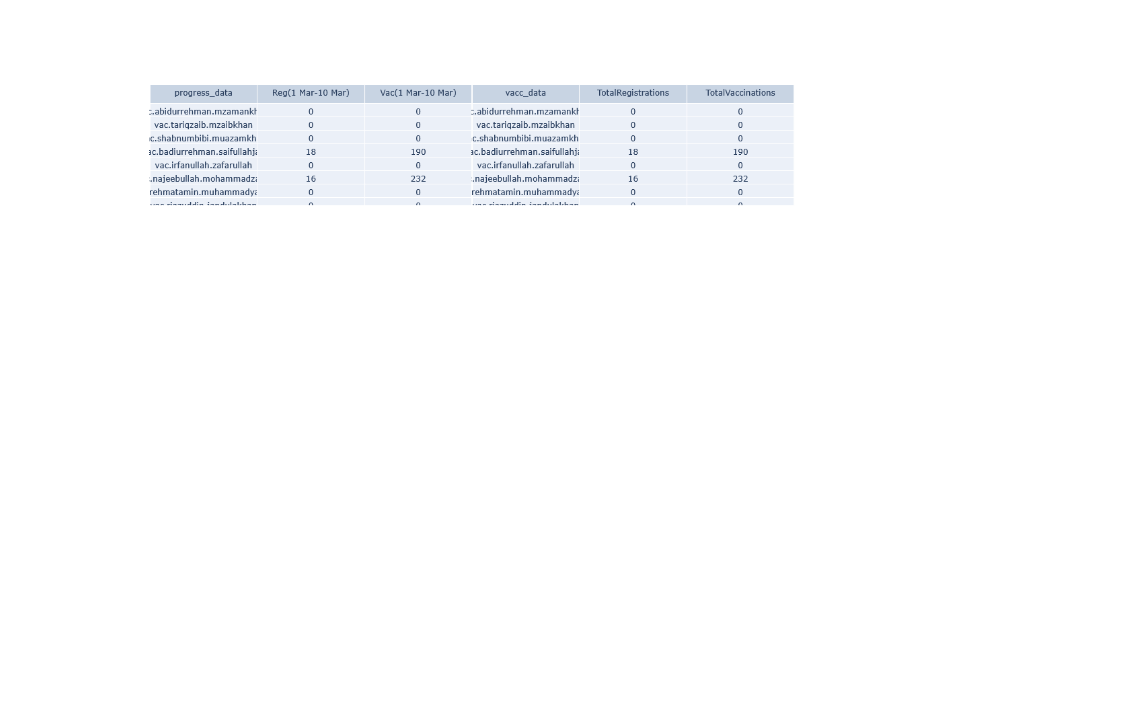
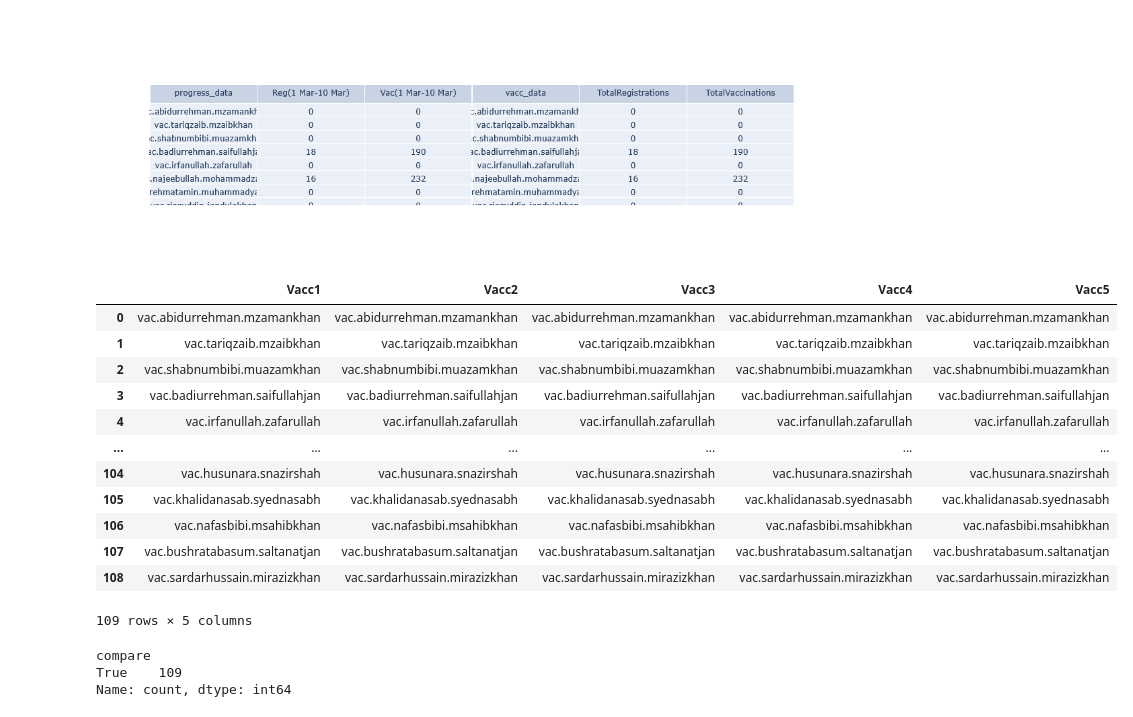
Before and after one commit to arfan64shah/Data_Science, a Jupyter notebook: Vaccination_Data/Vaccination_EDA.ipynb, the cells around one changed output. Drawn from its saved outputs; the diff is of its cells as text; code cells hidden in the pictures; blank space fills up the shorter version.

```diff
--- a/Vaccination_Data/Vaccination_EDA.ipynb
+++ b/Vaccination_Data/Vaccination_EDA.ipynb
@@ -57,3 +57,35 @@ table = go.Figure(data = [go.Table(
 table.show()
 # %% [output]
 [figure]
+# %%
+# read all the datasets
+data1 = pd.read_excel('UC_Fac_Vac_Data1.xlsx')
+data2 = pd.read_excel('UC_Fac_Vac_Data2.xlsx')
+data3 = pd.read_excel('UC_Fac_Vac_Data3.xlsx')
+data4 = pd.read_excel('UC_Fac_Vac_Data4.xlsx')
+data5 = pd.read_excel('UC_Fac_Vac_Data5.xlsx')
+# %%
+# now compare vaccinator's name column
+comparison_data = pd.concat([
+    data1.VaccinatorName.rename('Vacc1'),
+    data2.VaccinatorName.rename('Vacc2'),
+    data3.VaccinatorName.rename('Vacc3'),
+    data4.VaccinatorName.rename('Vacc4'),
+    data5.VaccinatorName.rename('Vacc5')
+], axis = 1)
+
+comparison_data
+# %% [output]
+|  | Vacc1 | Vacc2 | Vacc3 | Vacc4 | Vacc5 |
+| 0 | vac.abidurrehman.mzamankhan | vac.abidurrehman.mzamankhan | vac.abidurrehman.mzamankhan | vac.abidurrehman.mzamankhan | vac.abidurrehman.mzamankhan |
+| 1 | vac.tariqzaib.mzaibkhan | vac.tariqzaib.mzaibkhan | vac.tariqzaib.mzaibkhan | vac.tariqzaib.mzaibkhan | vac.tariqzaib.mzaibkhan |
+| 2 | vac.shabnumbibi.muazamkhan | vac.shabnumbibi.muazamkhan | vac.shabnumbibi.muazamkhan | vac.shabnumbibi.muazamkhan | vac.shabnumbibi.muazamkhan |
+| 3 | vac.badiurrehman.saifullahjan | vac.badiurrehman.saifullahjan | vac.badiurrehman.saifullahjan | vac.badiurrehman.saifullahjan | vac.badiurrehman.saifullahjan |
+| 4 | vac.irfanullah.zafarullah | vac.irfanullah.zafarullah | vac.irfanullah.zafarullah | vac.irfanullah.zafarullah | vac.irfanullah.zafarullah |
+| ... | ... | ... | ... | ... | ... |
+| 104 | vac.husunara.snazirshah | vac.husunara.snazirshah | vac.husunara.snazirshah | vac.husunara.snazirshah | vac.husunara.snazirshah |
+| 105 | vac.khalidanasab.syednasabh | vac.khalidanasab.syednasabh | vac.khalidanasab.syednasabh | vac.khalidanasab.syednasabh | vac.khalidanasab.syednasabh |
+| 106 | vac.nafasbibi.msahibkhan | vac.nafasbibi.msahibkhan | vac.nafasbibi.msahibkhan | vac.nafasbibi.msahibkhan | vac.nafasbibi.msahibkhan |
+| 107 | vac.bushratabasum.saltanatjan | vac.bushratabasum.saltanatjan | vac.bushratabasum.saltanatjan | vac.bushratabasum.saltanatjan | vac.bushratabasum.saltanatjan |
+| 108 | vac.sardarhussain.mirazizkhan | vac.sardarhussain.mirazizkhan | vac.sardarhussain.mirazizkhan | vac.sardarhussain.mirazizkhan | vac.sardarhussain.mirazizkhan |
+109 rows × 5 columns
@@ -59,0 +95,6 @@ table.show()
+# %%
+comparison_data['compare'].value_counts()
+# %% [output]
+compare
+True    109
+Name: count, dtype: int64
```
Also changed, not shown: parts of 16 cells of this notebook, 7 other files.
